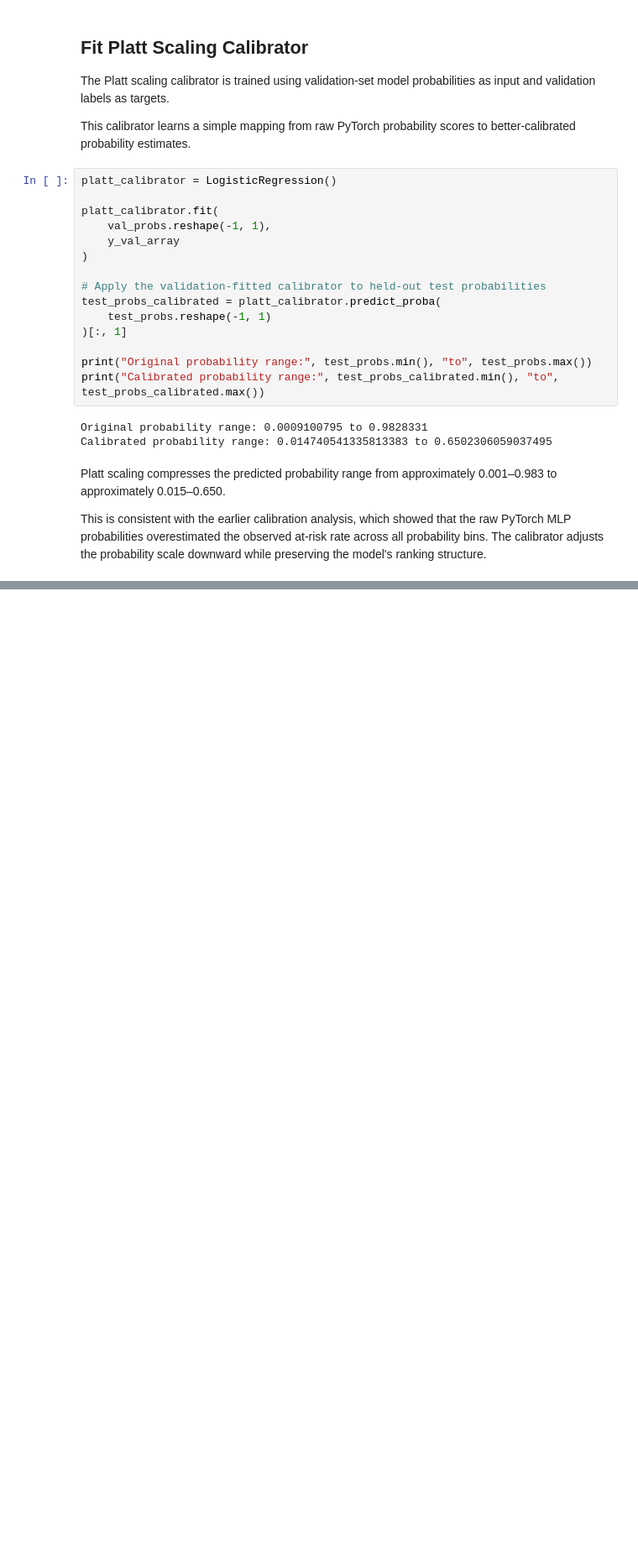
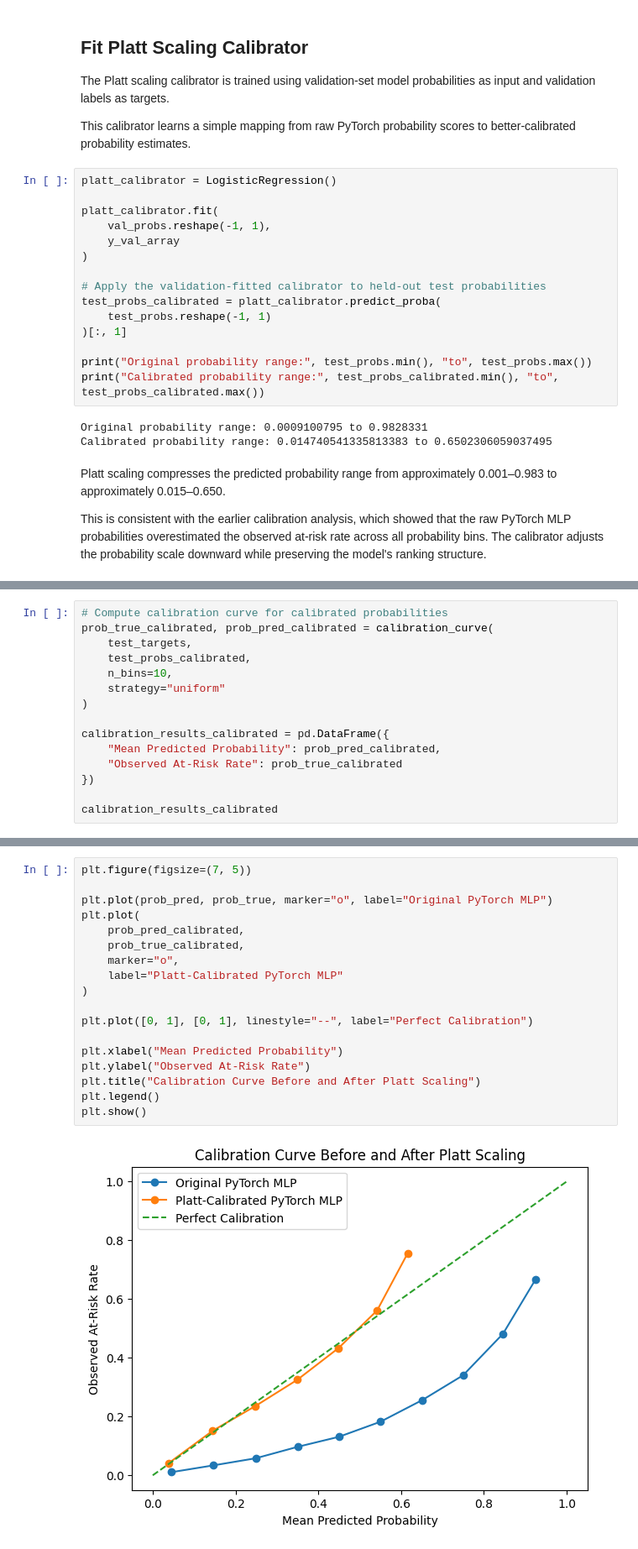
Before and after one commit to jayjay0317/diabetes-risk-reliability-pytorch, a Jupyter notebook: notebooks/04_calibration_uncertainty.ipynb, the cells around one changed output, grey strips where cells are left out. Shown at 84% size. Cells and saved outputs as stored; diff of their text form; blank space fills up the shorter version.

Commit message:
Compare calibration before and after Platt scaling

```diff
--- a/notebooks/04_calibration_uncertainty.ipynb
+++ b/notebooks/04_calibration_uncertainty.ipynb
@@ -417,0 +447,15 @@ This is consistent with the earlier calibration analysis, which showed that the
+# %%
+# Compute calibration curve for calibrated probabilities
+prob_true_calibrated, prob_pred_calibrated = calibration_curve(
+    test_targets,
+    test_probs_calibrated,
+    n_bins=10,
+    strategy="uniform"
+)
+
+calibration_results_calibrated = pd.DataFrame({
+    "Mean Predicted Probability": prob_pred_calibrated,
+    "Observed At-Risk Rate": prob_true_calibrated
+})
+
+calibration_results_calibrated
@@ -417,0 +471,20 @@ This is consistent with the earlier calibration analysis, which showed that the
+# %%
+plt.figure(figsize=(7, 5))
+
+plt.plot(prob_pred, prob_true, marker="o", label="Original PyTorch MLP")
+plt.plot(
+    prob_pred_calibrated,
+    prob_true_calibrated,
+    marker="o",
+    label="Platt-Calibrated PyTorch MLP"
+)
+
+plt.plot([0, 1], [0, 1], linestyle="--", label="Perfect Calibration")
+
+plt.xlabel("Mean Predicted Probability")
+plt.ylabel("Observed At-Risk Rate")
+plt.title("Calibration Curve Before and After Platt Scaling")
+plt.legend()
+plt.show()
+# %% [output]
+[figure, added]
```
Also changed, not shown: parts of 5 cells of this notebook.
